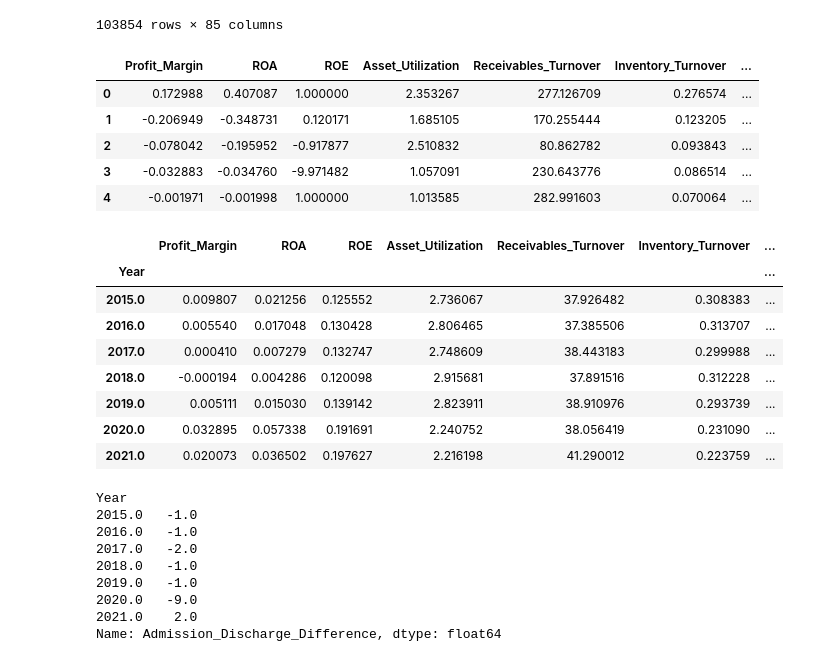
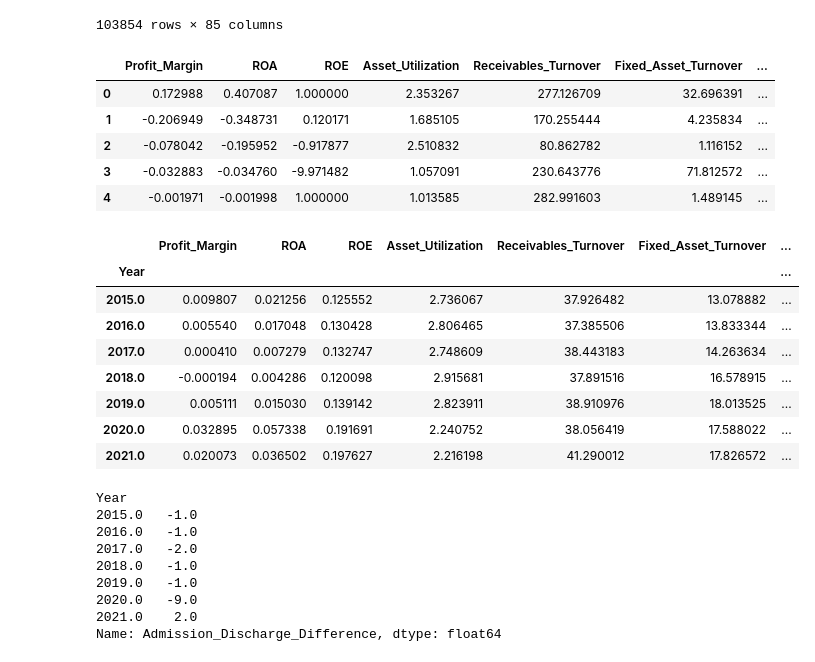
Before and after one commit to lhperreault/Invest_in_retirement_homes-, a Jupyter notebook: Data_Summaries_Cost.ipynb, the cells around one changed output. Drawn from its saved outputs; the diff is of its cells as text; code cells hidden in the pictures.

```diff
--- a/Data_Summaries_Cost.ipynb
+++ b/Data_Summaries_Cost.ipynb
@@ -628,36 +628,36 @@ df.replace([pd.NA, float('inf'), -float('inf')], 0, inplace=True)
 # %%
 # Display the first few rows of the new columns
 df[['Profit_Margin', 'ROA', 'ROE', 'Asset_Utilization', 'Receivables_Turnover',
-          'Inventory_Turnover', 'Fixed_Asset_Turnover', 'Total_Asset_Turnover',
+           'Fixed_Asset_Turnover', 'Total_Asset_Turnover',
           'Current_Ratio', 'Quick_Ratio', 'Debt_to_Total_Assets', 'Debt_to_Equity']].head()
 # %% [output]
-|  | Profit_Margin | ROA | ROE | Asset_Utilization | Receivables_Turnover | Inventory_Turnover | ... |
-| 0 | 0.172988 | 0.407087 | 1.000000 | 2.353267 | 277.126709 | 0.276574 | ... |
-| 1 | -0.206949 | -0.348731 | 0.120171 | 1.685105 | 170.255444 | 0.123205 | ... |
-| 2 | -0.078042 | -0.195952 | -0.917877 | 2.510832 | 80.862782 | 0.093843 | ... |
-| 3 | -0.032883 | -0.034760 | -9.971482 | 1.057091 | 230.643776 | 0.086514 | ... |
-| 4 | -0.001971 | -0.001998 | 1.000000 | 1.013585 | 282.991603 | 0.070064 | ... |
+|  | Profit_Margin | ROA | ROE | Asset_Utilization | Receivables_Turnover | Fixed_Asset_Turnover | ... |
+| 0 | 0.172988 | 0.407087 | 1.000000 | 2.353267 | 277.126709 | 32.696391 | ... |
+| 1 | -0.206949 | -0.348731 | 0.120171 | 1.685105 | 170.255444 | 4.235834 | ... |
+| 2 | -0.078042 | -0.195952 | -0.917877 | 2.510832 | 80.862782 | 1.116152 | ... |
+| 3 | -0.032883 | -0.034760 | -9.971482 | 1.057091 | 230.643776 | 71.812572 | ... |
+| 4 | -0.001971 | -0.001998 | 1.000000 | 1.013585 | 282.991603 | 1.489145 | ... |
 # %%
 # Group by Year and calculate the mean for all financial ratios
 ratios = ['Profit_Margin', 'ROA', 'ROE', 'Asset_Utilization', 'Receivables_Turnover',
-          'Inventory_Turnover', 'Fixed_Asset_Turnover', 'Total_Asset_Turnover',
+           'Fixed_Asset_Turnover', 'Total_Asset_Turnover',
           'Current_Ratio', 'Quick_Ratio', 'Debt_to_Total_Assets', 'Debt_to_Equity']
 
 # Compute the mean for each ratio by year
 average_ratios_per_year = df.groupby('Year')[ratios].median()
 
 # Display the results
 average_ratios_per_year
 # %% [output]
-|  | Profit_Margin | ROA | ROE | Asset_Utilization | Receivables_Turnover | Inventory_Turnover | ... |
+|  | Profit_Margin | ROA | ROE | Asset_Utilization | Receivables_Turnover | Fixed_Asset_Turnover | ... |
 | Year |  |  |  |  |  |  | ... |
-| 2015.0 | 0.009807 | 0.021256 | 0.125552 | 2.736067 | 37.926482 | 0.308383 | ... |
-| 2016.0 | 0.005540 | 0.017048 | 0.130428 | 2.806465 | 37.385506 | 0.313707 | ... |
-| 2017.0 | 0.000410 | 0.007279 | 0.132747 | 2.748609 | 38.443183 | 0.299988 | ... |
-| 2018.0 | -0.000194 | 0.004286 | 0.120098 | 2.915681 | 37.891516 | 0.312228 | ... |
-| 2019.0 | 0.005111 | 0.015030 | 0.139142 | 2.823911 | 38.910976 | 0.293739 | ... |
-| 2020.0 | 0.032895 | 0.057338 | 0.191691 | 2.240752 | 38.056419 | 0.231090 | ... |
-| 2021.0 | 0.020073 | 0.036502 | 0.197627 | 2.216198 | 41.290012 | 0.223759 | ... |
+| 2015.0 | 0.009807 | 0.021256 | 0.125552 | 2.736067 | 37.926482 | 13.078882 | ... |
+| 2016.0 | 0.005540 | 0.017048 | 0.130428 | 2.806465 | 37.385506 | 13.833344 | ... |
+| 2017.0 | 0.000410 | 0.007279 | 0.132747 | 2.748609 | 38.443183 | 14.263634 | ... |
+| 2018.0 | -0.000194 | 0.004286 | 0.120098 | 2.915681 | 37.891516 | 16.578915 | ... |
+| 2019.0 | 0.005111 | 0.015030 | 0.139142 | 2.823911 | 38.910976 | 18.013525 | ... |
+| 2020.0 | 0.032895 | 0.057338 | 0.191691 | 2.240752 | 38.056419 | 17.588022 | ... |
+| 2021.0 | 0.020073 | 0.036502 | 0.197627 | 2.216198 | 41.290012 | 17.826572 | ... |
 # %%
 df.groupby('Year')['Admission_Discharge_Difference'].median()
 # %% [output]
```
Also changed, not shown: parts of 41 cells of this notebook.
